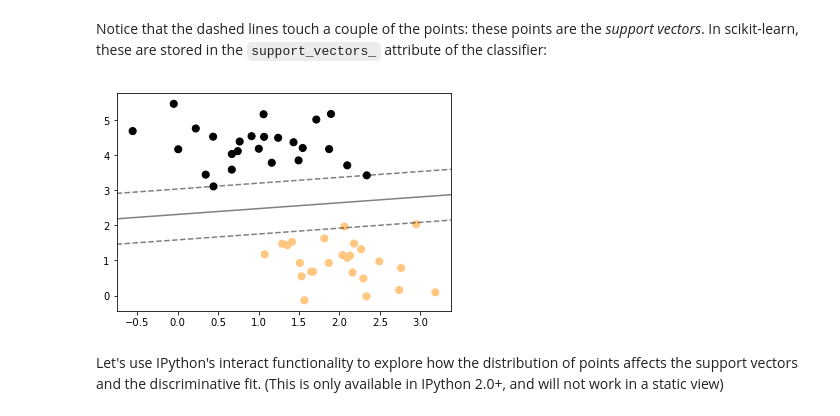
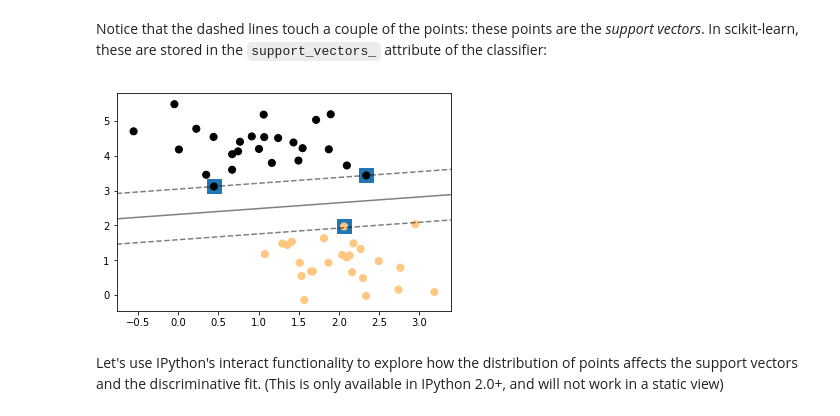
Before and after one commit to ML4DS/ML4all, a Jupyter notebook: C4.Classification_SVM/svm_professor.ipynb, the cells around one changed output. Saved outputs shown, nothing was run; the diff lists cells and outputs as text; code cells hidden in the pictures.

```diff
--- a/C4.Classification_SVM/svm_professor.ipynb
+++ b/C4.Classification_SVM/svm_professor.ipynb
@@ -308,12 +308,12 @@ plot_svc_decision_function(clf);
 # %% [markdown]
 Notice that the dashed lines touch a couple of the points: these points are the *support vectors*. In scikit-learn, these are stored in the ``support_vectors_`` attribute of the classifier:
 # %%
+plt.scatter(clf.support_vectors_[:, 0], clf.support_vectors_[:, 1],
+            s=200, marker='s');
 plt.scatter(X[:, 0], X[:, 1], c=y, s=50, cmap='copper')
 plot_svc_decision_function(clf)
-plt.scatter(clf.support_vectors_[:, 0], clf.support_vectors_[:, 1],
-            s=200, facecolors='none');
 # %% [output]
-[figure, old version]
+[figure, new version]
 # %% [markdown]
 Let's use IPython's interact functionality to explore how the distribution of points affects the support vectors and the discriminative fit. (This is only available in IPython 2.0+, and will not work in a static view)
 # %%
```
Also changed, not shown: parts of 10 cells of this notebook, 1 other file.
